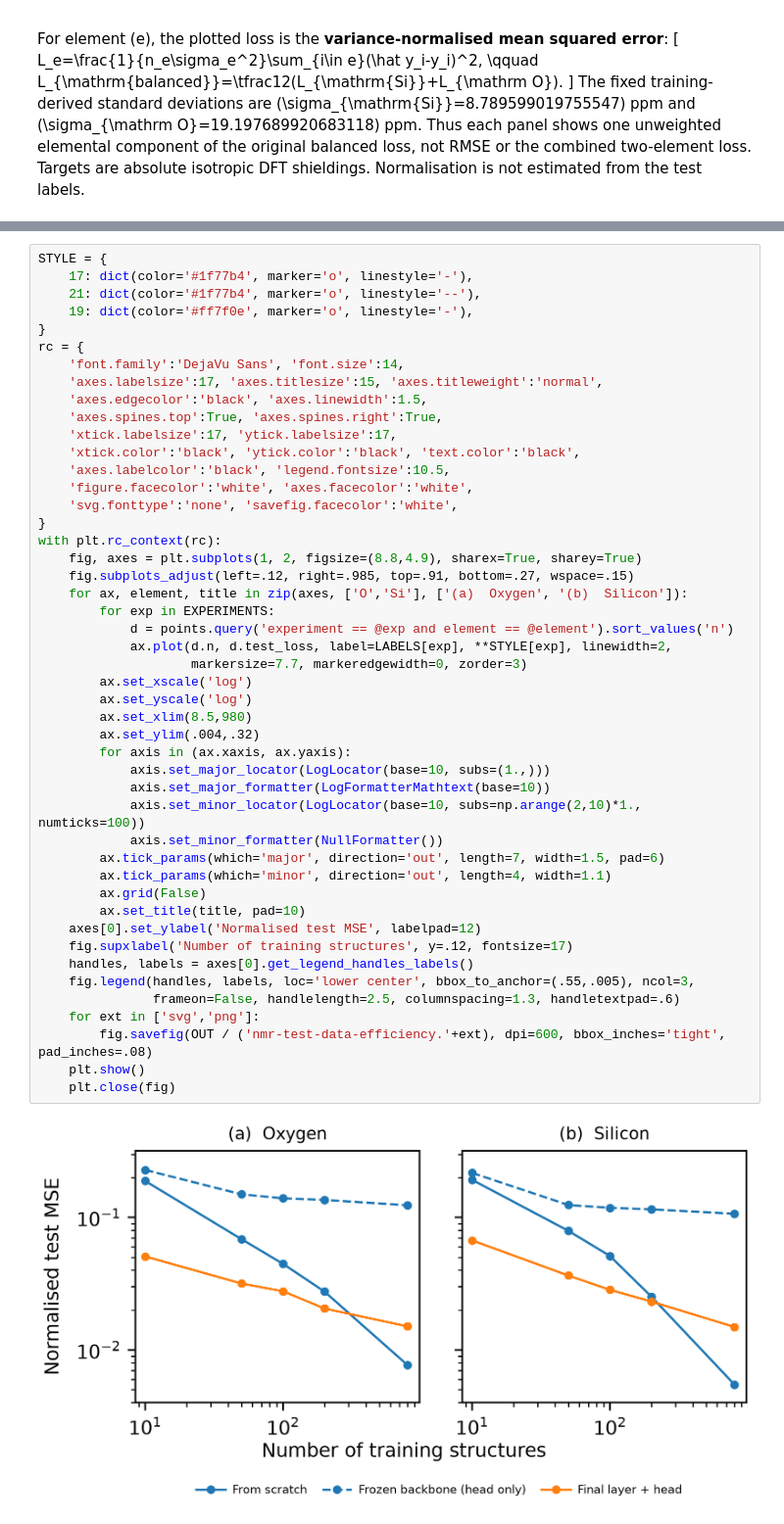
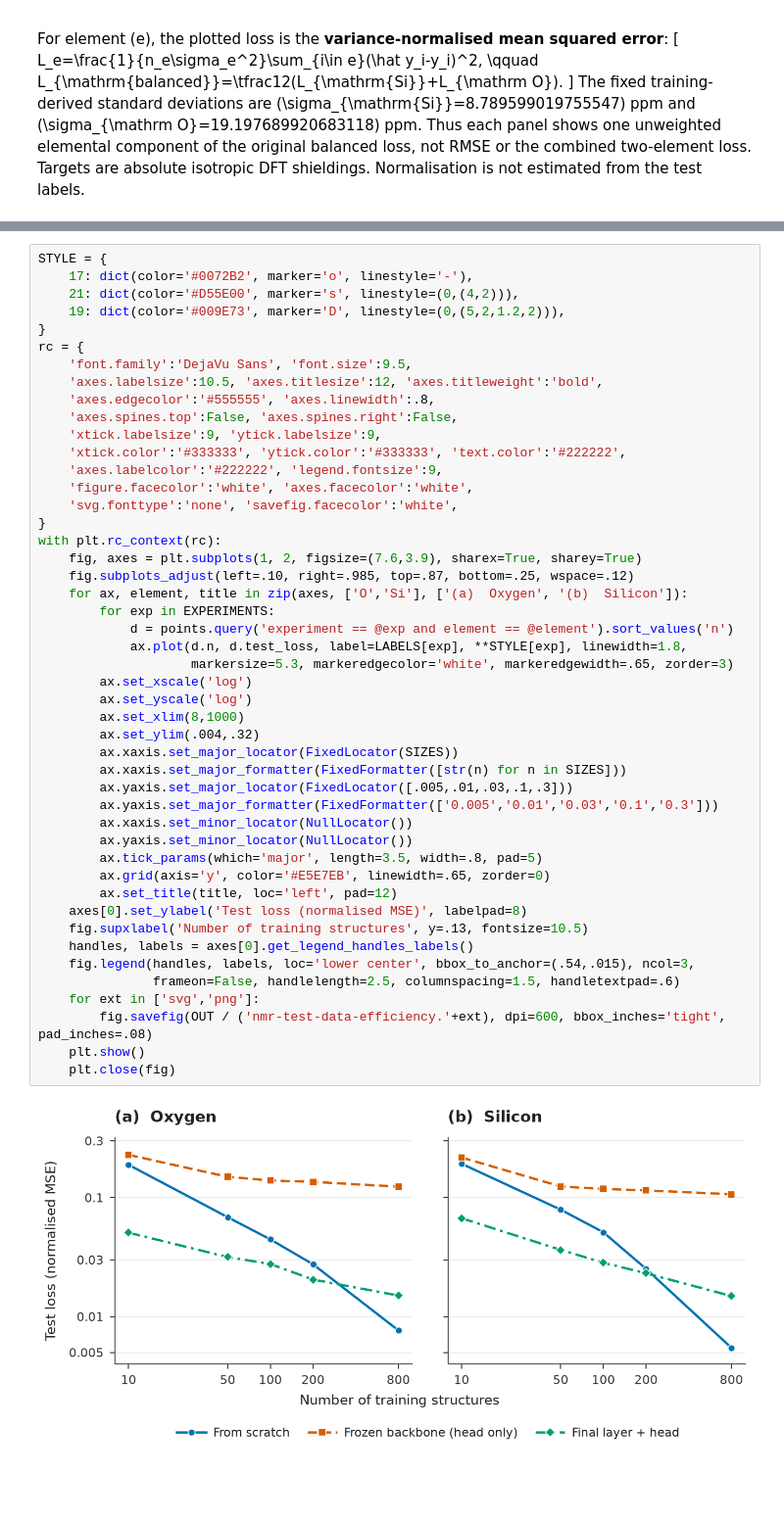
Before and after one commit to LouisM1/NequIP_experiments, a Jupyter notebook: experiments/21b-NMR-DataEfficiency-Publication.ipynb, the cells around one changed output, grey strips where cells are left out. Shown at 98% size. Saved outputs shown, nothing was run; the diff lists cells and outputs as text; blank space fills up the shorter version.

```diff
--- a/experiments/21b-NMR-DataEfficiency-Publication.ipynb
+++ b/experiments/21b-NMR-DataEfficiency-Publication.ipynb
@@ -96,50 +96,50 @@ The export is 8.8 inches wide, with an editable vector SVG and a 600 dpi PNG. Ad
 below to match a journal's final column width and minimum font size.
 # %%
 STYLE = {
-    17: dict(color='#1f77b4', marker='o', linestyle='-'),
-    21: dict(color='#1f77b4', marker='o', linestyle='--'),
-    19: dict(color='#ff7f0e', marker='o', linestyle='-'),
+    17: dict(color='#0072B2', marker='o', linestyle='-'),
+    21: dict(color='#D55E00', marker='s', linestyle=(0,(4,2))),
+    19: dict(color='#009E73', marker='D', linestyle=(0,(5,2,1.2,2))),
 }
 rc = {
-    'font.family':'DejaVu Sans', 'font.size':14,
-    'axes.labelsize':17, 'axes.titlesize':15, 'axes.titleweight':'normal',
-    'axes.edgecolor':'black', 'axes.linewidth':1.5,
-    'axes.spines.top':True, 'axes.spines.right':True,
-    'xtick.labelsize':17, 'ytick.labelsize':17,
-    'xtick.color':'black', 'ytick.color':'black', 'text.color':'black',
-    'axes.labelcolor':'black', 'legend.fontsize':10.5,
+    'font.family':'DejaVu Sans', 'font.size':9.5,
+    'axes.labelsize':10.5, 'axes.titlesize':12, 'axes.titleweight':'bold',
+    'axes.edgecolor':'#555555', 'axes.linewidth':.8,
+    'axes.spines.top':False, 'axes.spines.right':False,
+    'xtick.labelsize':9, 'ytick.labelsize':9,
+    'xtick.color':'#333333', 'ytick.color':'#333333', 'text.color':'#222222',
+    'axes.labelcolor':'#222222', 'legend.fontsize':9,
     'figure.facecolor':'white', 'axes.facecolor':'white',
     'svg.fonttype':'none', 'savefig.facecolor':'white',
 }
 with plt.rc_context(rc):
-    fig, axes = plt.subplots(1, 2, figsize=(8.8,4.9), sharex=True, sharey=True)
-    fig.subplots_adjust(left=.12, right=.985, top=.91, bottom=.27, wspace=.15)
+    fig, axes = plt.subplots(1, 2, figsize=(7.6,3.9), sharex=True, sharey=True)
+    fig.subplots_adjust(left=.10, right=.985, top=.87, bottom=.25, wspace=.12)
     for ax, element, title in zip(axes, ['O','Si'], ['(a)  Oxygen', '(b)  Silicon']):
         for exp in EXPERIMENTS:
             d = points.query('experiment == @exp and element == @element').sort_values('n')
-            ax.plot(d.n, d.test_loss, label=LABELS[exp], **STYLE[exp], linewidth=2,
-                    markersize=7.7, markeredgewidth=0, zorder=3)
+            ax.plot(d.n, d.test_loss, label=LABELS[exp], **STYLE[exp], linewidth=1.8,
+                    markersize=5.3, markeredgecolor='white', markeredgewidth=.65, zorder=3)
         ax.set_xscale('log')
         ax.set_yscale('log')
-        ax.set_xlim(8.5,980)
+        ax.set_xlim(8,1000)
         ax.set_ylim(.004,.32)
-        for axis in (ax.xaxis, ax.yaxis):
-            axis.set_major_locator(LogLocator(base=10, subs=(1.,)))
-            axis.set_major_formatter(LogFormatterMathtext(base=10))
-            axis.set_minor_locator(LogLocator(base=10, subs=np.arange(2,10)*1., numticks=100))
-            axis.set_minor_formatter(NullFormatter())
-        ax.tick_params(which='major', direction='out', length=7, width=1.5, pad=6)
-        ax.tick_params(which='minor', direction='out', length=4, width=1.1)
-        ax.grid(False)
-        ax.set_title(title, pad=10)
-    axes[0].set_ylabel('Normalised test MSE', labelpad=12)
-    fig.supxlabel('Number of training structures', y=.12, fontsize=17)
+        ax.xaxis.set_major_locator(FixedLocator(SIZES))
+        ax.xaxis.set_major_formatter(FixedFormatter([str(n) for n in SIZES]))
+        ax.yaxis.set_major_locator(FixedLocator([.005,.01,.03,.1,.3]))
+        ax.yaxis.set_major_formatter(FixedFormatter(['0.005','0.01','0.03','0.1','0.3']))
+        ax.xaxis.set_minor_locator(NullLocator())
+        ax.yaxis.set_minor_locator(NullLocator())
+        ax.tick_params(which='major', length=3.5, width=.8, pad=5)
+        ax.grid(axis='y', color='#E5E7EB', linewidth=.65, zorder=0)
+        ax.set_title(title, loc='left', pad=12)
+    axes[0].set_ylabel('Test loss (normalised MSE)', labelpad=8)
+    fig.supxlabel('Number of training structures', y=.13, fontsize=10.5)
     handles, labels = axes[0].get_legend_handles_labels()
-    fig.legend(handles, labels, loc='lower center', bbox_to_anchor=(.55,.005), ncol=3,
-               frameon=False, handlelength=2.5, columnspacing=1.3, handletextpad=.6)
+    fig.legend(handles, labels, loc='lower center', bbox_to_anchor=(.54,.015), ncol=3,
+               frameon=False, handlelength=2.5, columnspacing=1.5, handletextpad=.6)
     for ext in ['svg','png']:
         fig.savefig(OUT / ('nmr-test-data-efficiency.'+ext), dpi=600, bbox_inches='tight', pad_inches=.08)
     plt.show()
     plt.close(fig)
 # %% [output]
-[figure, old version]
+[figure, new version]
```
Also changed, not shown: parts of 4 cells of this notebook, 2 other files.
